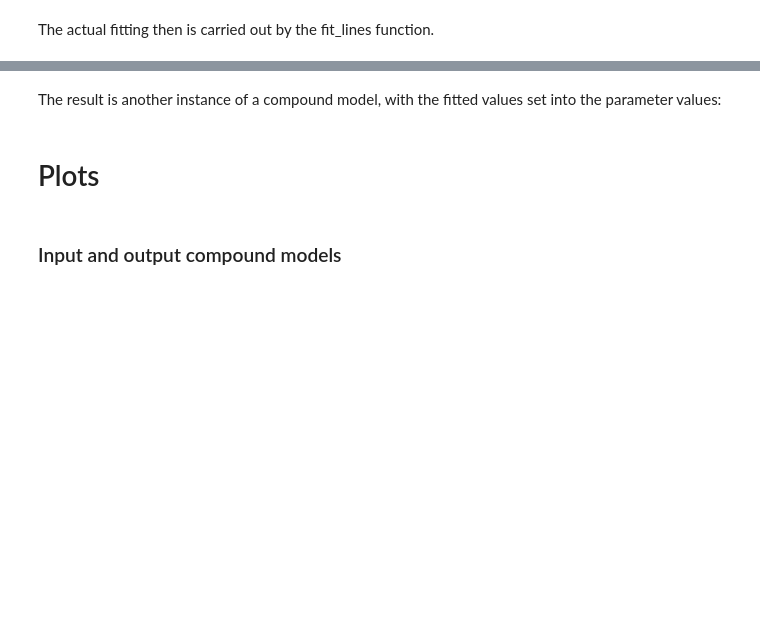
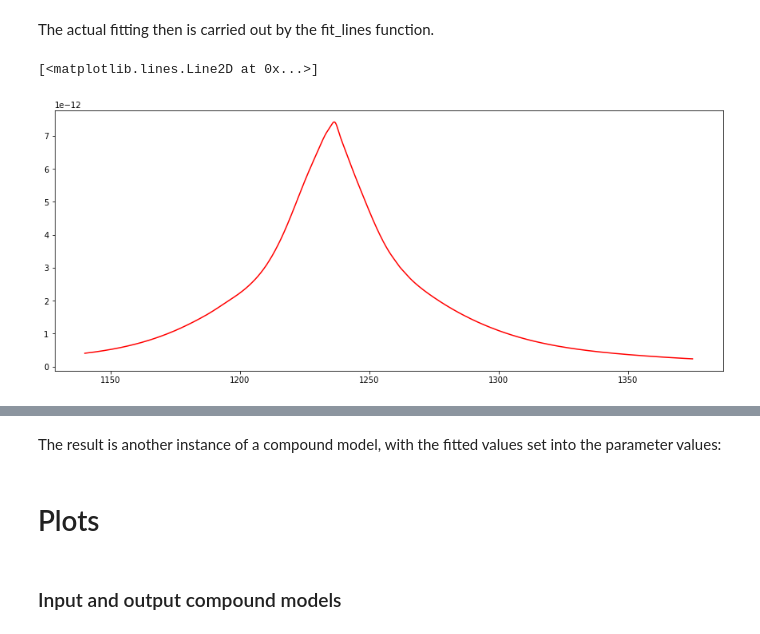
Before and after one commit to ibusko/specfit, a Jupyter notebook: proto/specutils/linefit_demo_specutils.ipynb, the cells around one changed output, grey strips where cells are left out. Saved outputs shown, nothing was run; the diff lists cells and outputs as text; code cells hidden in the pictures; blank space fills up the shorter version.

Commit message:
Casting model in module to format acceptable by specutils: work in progress

```diff
--- a/proto/specutils/linefit_demo_specutils.ipynb
+++ b/proto/specutils/linefit_demo_specutils.ipynb
@@ -170,5 +170,11 @@ Parameters:
 # %% [markdown]
 The actual fitting then is carried out by the fit_lines function.
+# %%
+plt.gcf().set_size_inches(15.,6.)
+plt.plot(spectrum.spectral_axis.data, compound_model(spectrum.spectral_axis.data), 'r')
+# %% [output]
+[<matplotlib.lines.Line2D at 0x...>]
+[figure, added]
 # %%
 import time
 start_time = time.time()
```
Also changed, not shown: parts of 2 cells of this notebook, 1 other file.
